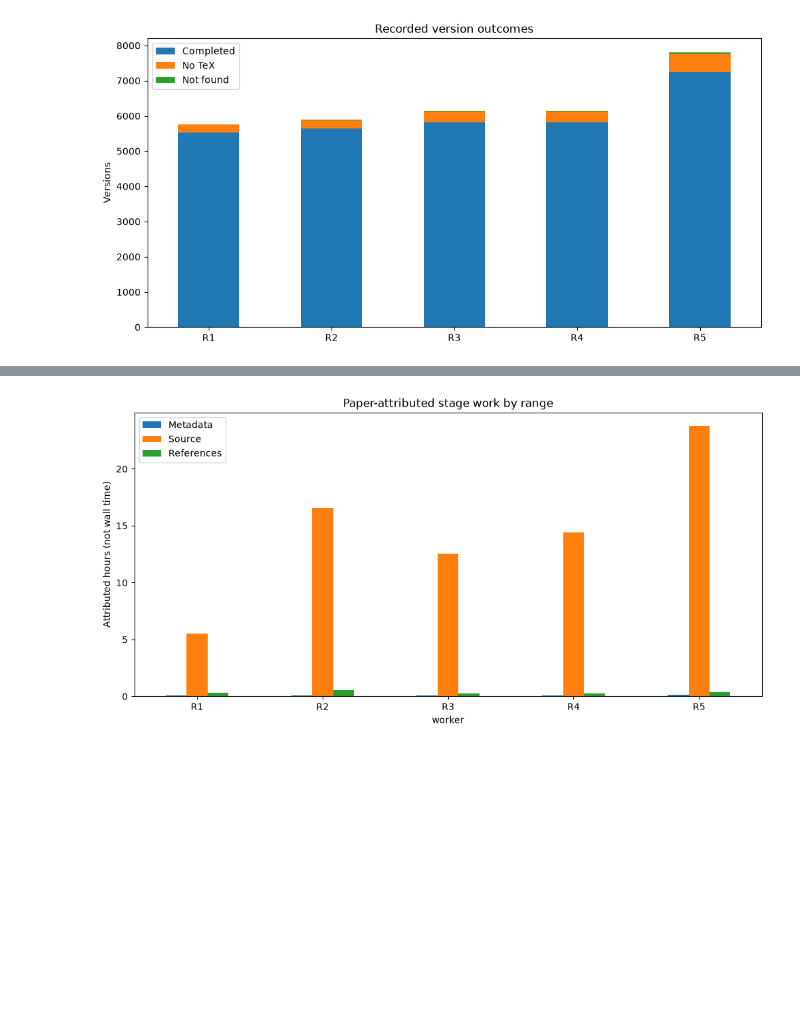
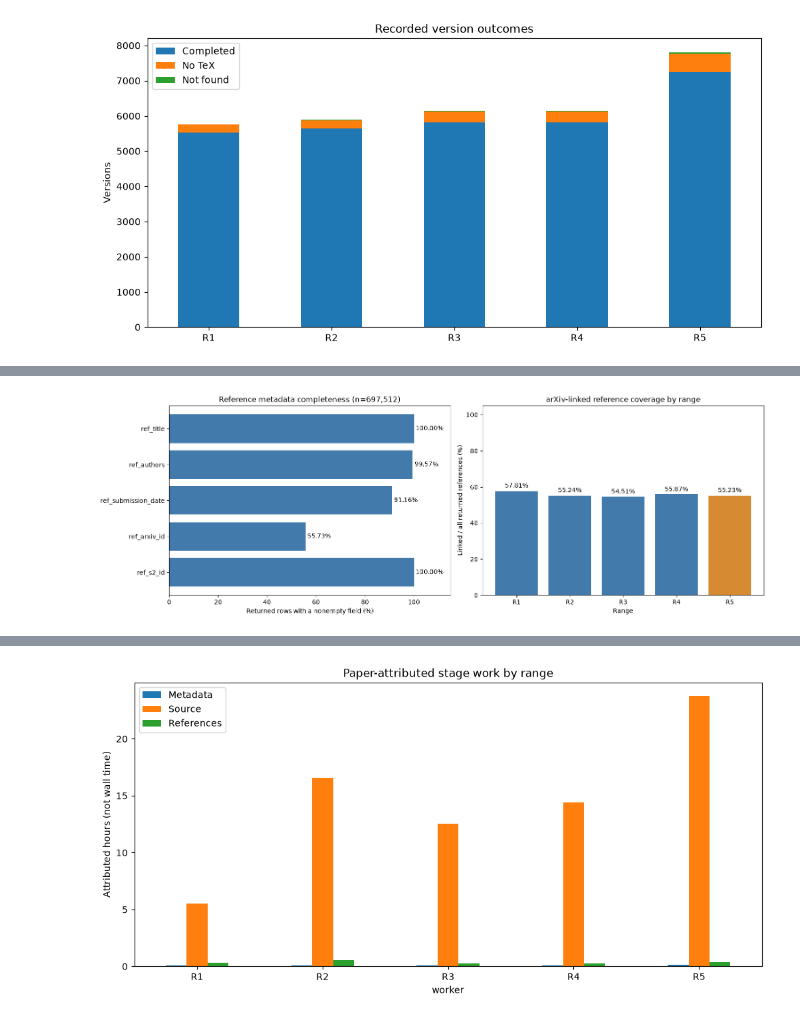
Before and after one commit to DuyNhat1705/Intro2DS-Group3-Report, a Jupyter notebook: Reports/Report1.ipynb, the cells around one changed output, grey strips where cells are left out. Cells and saved outputs as stored; diff of their text form; code cells hidden in the pictures; blank space fills up the shorter version.

```diff
--- a/Reports/Report1.ipynb
+++ b/Reports/Report1.ipynb
@@ -383 +429,5 @@ The largest extracted record, `2511.08890`, illustrates the range of individual
+# %%
+metadata_coverage_33 = m1s3.metadata_coverage_33()
+# %% [output]
+[figure, added]
 # %% [markdown]
```
Also changed, not shown: parts of 52 cells of this notebook, 4 other files.
